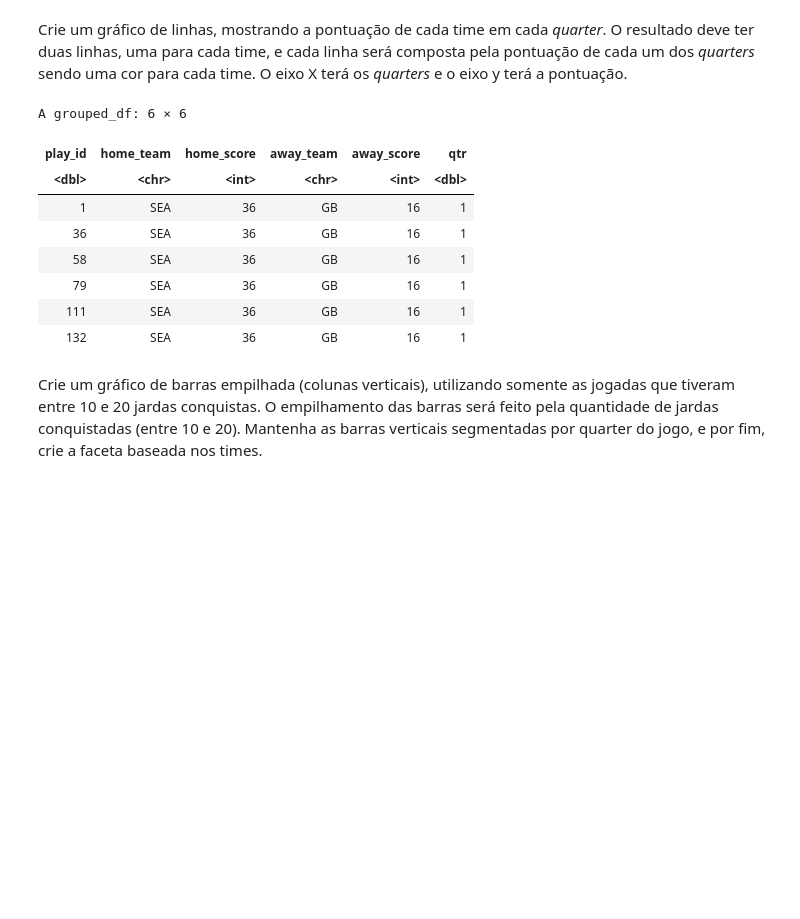
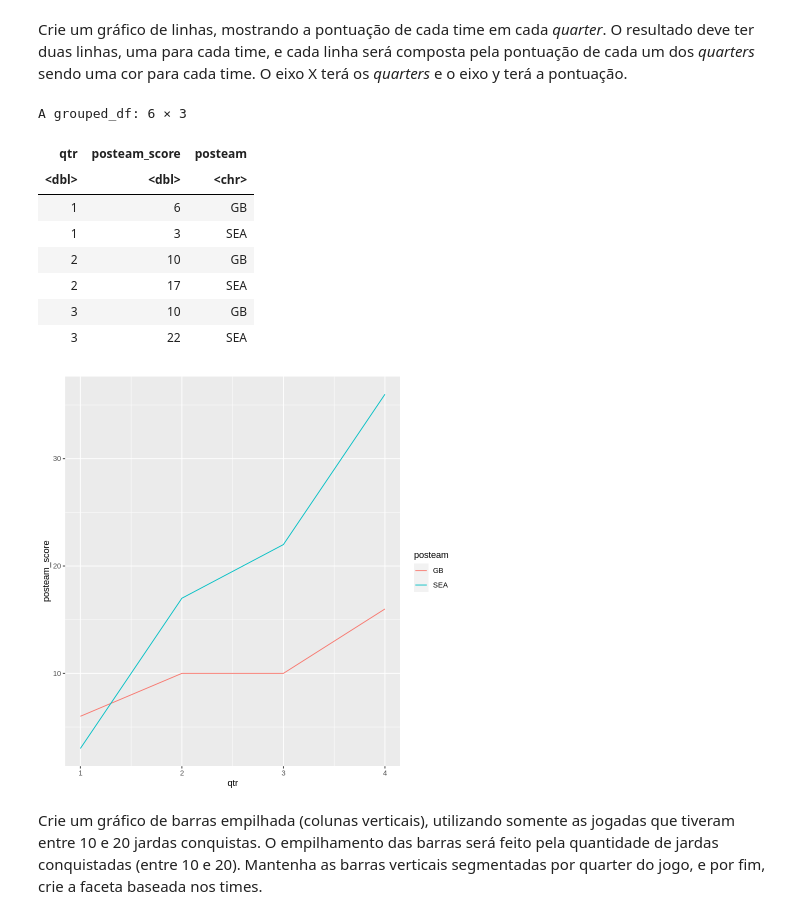
Before and after one commit to smilesrgouveia/Aula, a Jupyter notebook: Trilha7_ExercicioAprofundamento_RG.ipynb, the cells around one changed output. Cells and saved outputs as stored; diff of their text form; code cells hidden in the pictures; blank space fills up the shorter version.

```diff
--- a/Trilha7_ExercicioAprofundamento_RG.ipynb
+++ b/Trilha7_ExercicioAprofundamento_RG.ipynb
@@ -356,23 +339,31 @@ A tibble: 1 × 6
 #### Desafio de geração de gráfico
 # %% [markdown]
 Crie um gráfico de linhas, mostrando a pontuação de cada time em cada *quarter*. O resultado deve ter duas linhas, uma para cada time, e cada linha será composta pela pontuação de cada um dos *quarters* sendo uma cor para cada time. O eixo X terá os *quarters* e o eixo y terá a pontuação.
-# %%
-# Seu código de resposta vai aqui
-jogo %>% #primeiro dataset
-inner_join(acoesJogadas, by='play_id') %>% #segundo dataset combinando com o primeiro
-select(play_id, home_team, home_score, away_team, away_score, qtr ) %>%
-group_by(qtr, play_id) %>%
-head()
-# %% [output]
-A grouped_df: 6 × 6
-| play_id | home_team | home_score | away_team | away_score | qtr |
-| <dbl> | <chr> | <int> | <chr> | <int> | <dbl> |
-| 1 | SEA | 36 | GB | 16 | 1 |
-| 36 | SEA | 36 | GB | 16 | 1 |
-| 58 | SEA | 36 | GB | 16 | 1 |
-| 79 | SEA | 36 | GB | 16 | 1 |
-| 111 | SEA | 36 | GB | 16 | 1 |
-| 132 | SEA | 36 | GB | 16 | 1 |
+# %%
+# Seu código de resposta vai aqui
+#
+pontuacaoQtr <- acoesJogadas %>%
+inner_join(pontuacaoJogadas, by='play_id') %>%
+select(qtr, posteam_score, posteam ) %>%
+group_by(qtr, posteam)  %>%
+filter (posteam_score == max(posteam_score )) %>%
+unique()
+
+pontuacaoQtr %>%
+head()
+
+ggplot(pontuacaoQtr, aes(x = qtr, y = posteam_score, col = posteam)) + geom_line()
+# %% [output]
+A grouped_df: 6 × 3
+| qtr | posteam_score | posteam |
+| <dbl> | <dbl> | <chr> |
+| 1 | 6 | GB |
+| 1 | 3 | SEA |
+| 2 | 10 | GB |
+| 2 | 17 | SEA |
+| 3 | 10 | GB |
+| 3 | 22 | SEA |
+[figure, added]
 # %% [markdown]
 Crie um gráfico de barras empilhada (colunas verticais), utilizando somente as jogadas que tiveram entre 10 e 20 jardas conquistas.
 O empilhamento das barras será feito pela quantidade de jardas conquistadas (entre 10 e 20). Mantenha as barras verticais segmentadas por quarter do jogo, e por fim, crie a faceta baseada nos times.
```
Also changed, not shown: parts of 2 cells of this notebook.
